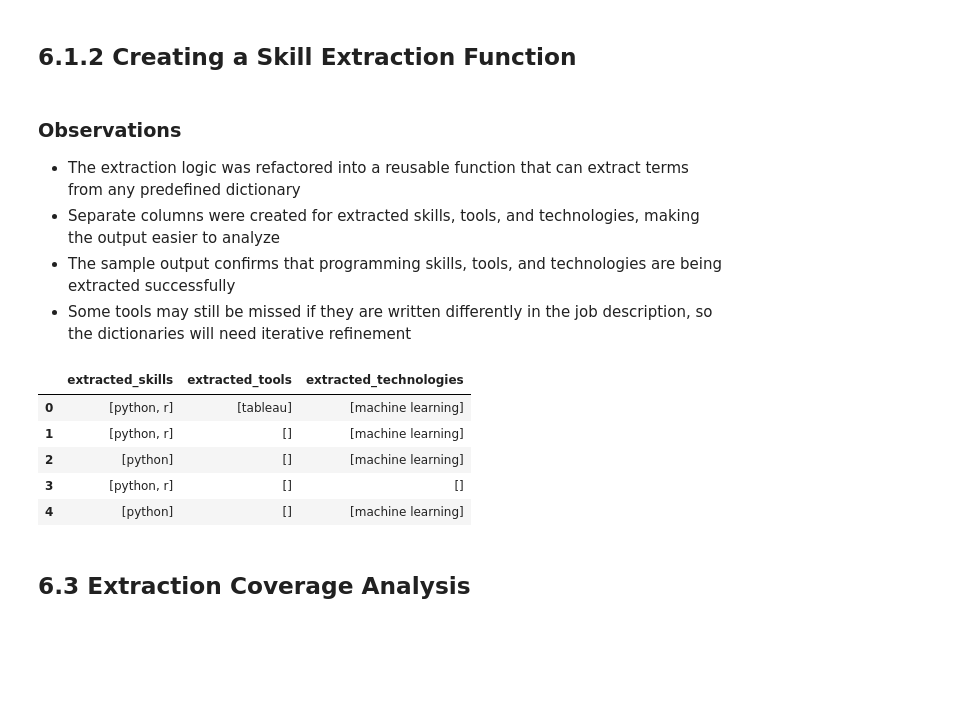
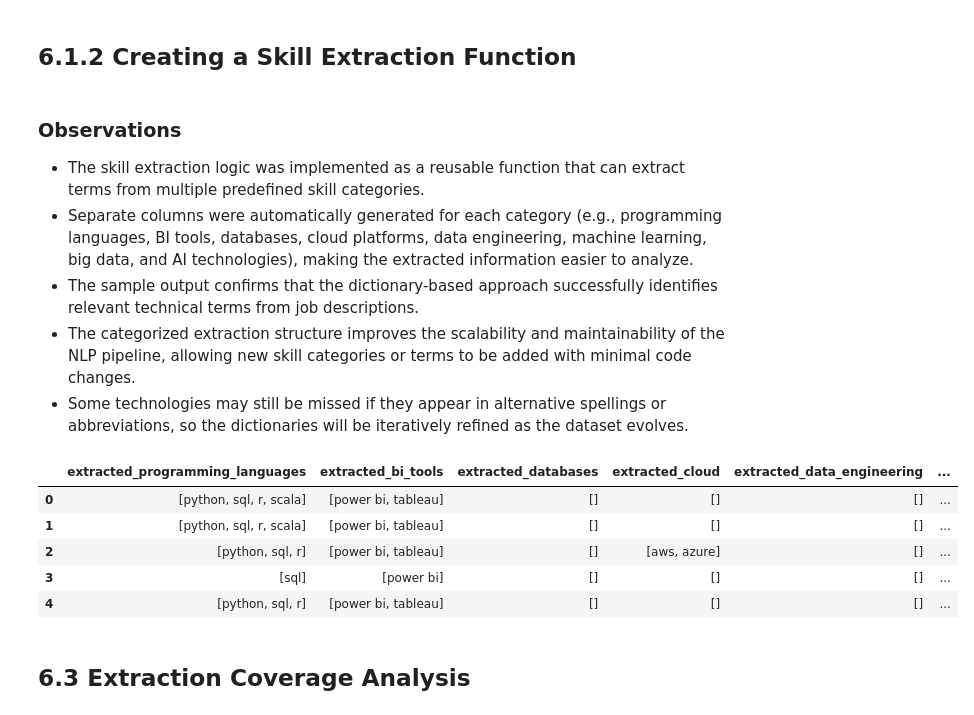
Before and after one commit to AntonioJabbour/job_market_inteligence, a Jupyter notebook: notebooks/01_initial_eda.ipynb, the cells around one changed output. Cells and saved outputs as stored; diff of their text form; code cells hidden in the pictures; blank space fills up the shorter version.

Commit message:
update eda and refactor nlp skill extraction

```diff
--- a/notebooks/01_initial_eda.ipynb
+++ b/notebooks/01_initial_eda.ipynb
@@ -453,36 +619,45 @@ df['normalized_job_description'] = df['job_description'].str.lower()
 # %% [markdown]
 ### Observations
 
-- The extraction logic was refactored into a reusable function that can extract terms from any predefined dictionary
-- Separate columns were created for extracted skills, tools, and technologies, making the output easier to analyze
-- The sample output confirms that programming skills, tools, and technologies are being extracted successfully
-- Some tools may still be missed if they are written differently in the job description, so the dictionaries will need iterative refinement
+- The skill extraction logic was implemented as a reusable function that can extract terms from multiple predefined skill categories.
+- Separate columns were automatically generated for each category (e.g., programming languages, BI tools, databases, cloud platforms, data engineering, machine learning, big data, and AI technologies), making the extracted information easier to analyze.
+- The sample output confirms that the dictionary-based approach successfully identifies relevant technical terms from job descriptions.
+- The categorized extraction structure improves the scalability and maintainability of the NLP pipeline, allowing new skill categories or terms to be added with minimal code changes.
+- Some technologies may still be missed if they appear in alternative spellings or abbreviations, so the dictionaries will be iteratively refined as the dataset evolves.
 # %%
 import re
 
-def extract_terms(text, dictionary):
+def extract_terms(text, terms):
     matched_terms = []
 
-    for term in dictionary:
-        if re.search(rf"\b{term}\b", text):
+    for term in terms:
+        pattern = r'\b' + re.escape(term) + r'\b'
+
+        if re.search(pattern, text):
             matched_terms.append(term)
 
     return matched_terms
-# %%
-df["extracted_skills"] = df["normalized_job_description"].apply(lambda text: extract_terms(text, Data_skills))
-
-df["extracted_tools"] = df["normalized_job_description"].apply(lambda text: extract_terms(text, Data_tools))
-
-df["extracted_technologies"] = df["normalized_job_description"].apply(lambda text: extract_terms(text, Data_tech))
-# %%
-df[['extracted_skills', 'extracted_tools', 'extracted_technologies']].head()
-# %% [output]
-|  | extracted_skills | extracted_tools | extracted_technologies |
-| 0 | [python, r] | [tableau] | [machine learning] |
-| 1 | [python, r] | [] | [machine learning] |
-| 2 | [python] | [] | [machine learning] |
-| 3 | [python, r] | [] | [] |
-| 4 | [python] | [] | [machine learning] |
+# %%
+for category, terms in skill_dictionary.items():
+    column_name = f"extracted_{category}"
+
+    df[column_name] = df["normalized_job_description"].apply(
+        lambda text: extract_terms(text, terms)
+    )
+# %%
+extracted_columns = [
+    col for col in df.columns
+    if col.startswith("extracted_")
+]
+
+df[extracted_columns].head()
+# %% [output]
+|  | extracted_programming_languages | extracted_bi_tools | extracted_databases | extracted_cloud | extracted_data_engineering | ... |
+| 0 | [python, sql, r, scala] | [power bi, tableau] | [] | [] | [] | ... |
+| 1 | [python, sql, r, scala] | [power bi, tableau] | [] | [] | [] | ... |
+| 2 | [python, sql, r] | [power bi, tableau] | [] | [aws, azure] | [] | ... |
+| 3 | [sql] | [power bi] | [] | [] | [] | ... |
+| 4 | [python, sql, r] | [power bi, tableau] | [] | [] | [] | ... |
 # %% [markdown]
 ## 6.3 Extraction Coverage Analysis
 # %% [markdown]
```
Also changed, not shown: parts of 32 cells of this notebook, 3 other files.
